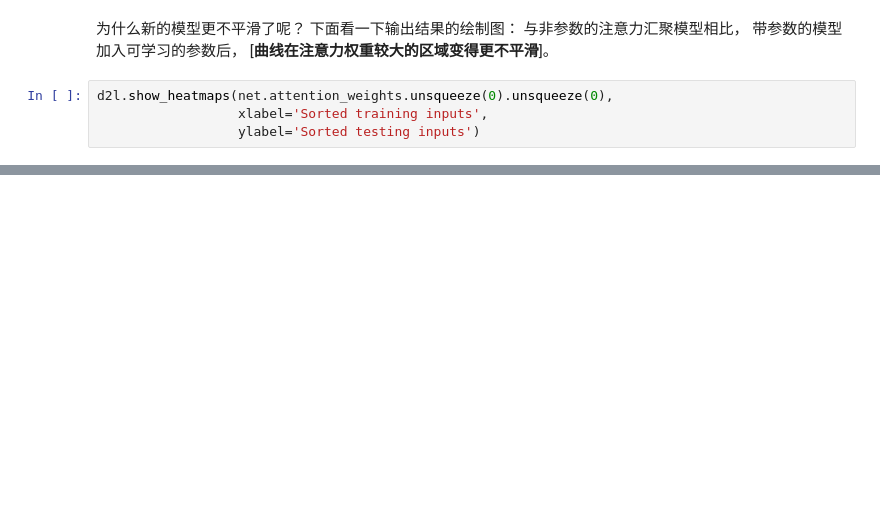
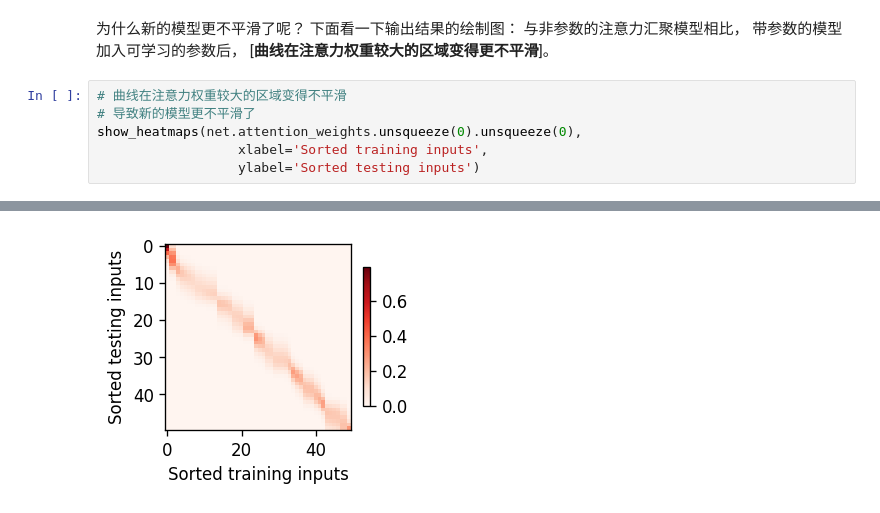
Before and after one commit to SimonSkywalke/diveIntoDeepLearningEasy, a Jupyter notebook: chapter10_attention-mechanisms/10.2_nadaraya-waston.ipynb, the cells around one changed output, grey strips where cells are left out. Drawn from its saved outputs; the diff is of its cells as text; blank space fills up the shorter version.

```diff
--- a/chapter10_attention-mechanisms/10.2_nadaraya-waston.ipynb
+++ b/chapter10_attention-mechanisms/10.2_nadaraya-waston.ipynb
@@ -233,7 +263,9 @@ plot_kernel_reg(y_hat)
 带参数的模型加入可学习的参数后，
 [**曲线在注意力权重较大的区域变得更不平滑**]。
 # %%
-d2l.show_heatmaps(net.attention_weights.unsqueeze(0).unsqueeze(0),
+# 曲线在注意力权重较大的区域变得不平滑
+# 导致新的模型更不平滑了
+show_heatmaps(net.attention_weights.unsqueeze(0).unsqueeze(0),
                   xlabel='Sorted training inputs',
                   ylabel='Sorted testing inputs')
 # %% [output]
@@ -240,0 +272 @@ d2l.show_heatmaps(net.attention_weights.unsqueeze(0).unsqueeze(0),
+[figure, added]
```
Also changed, not shown: parts of 14 cells of this notebook.
